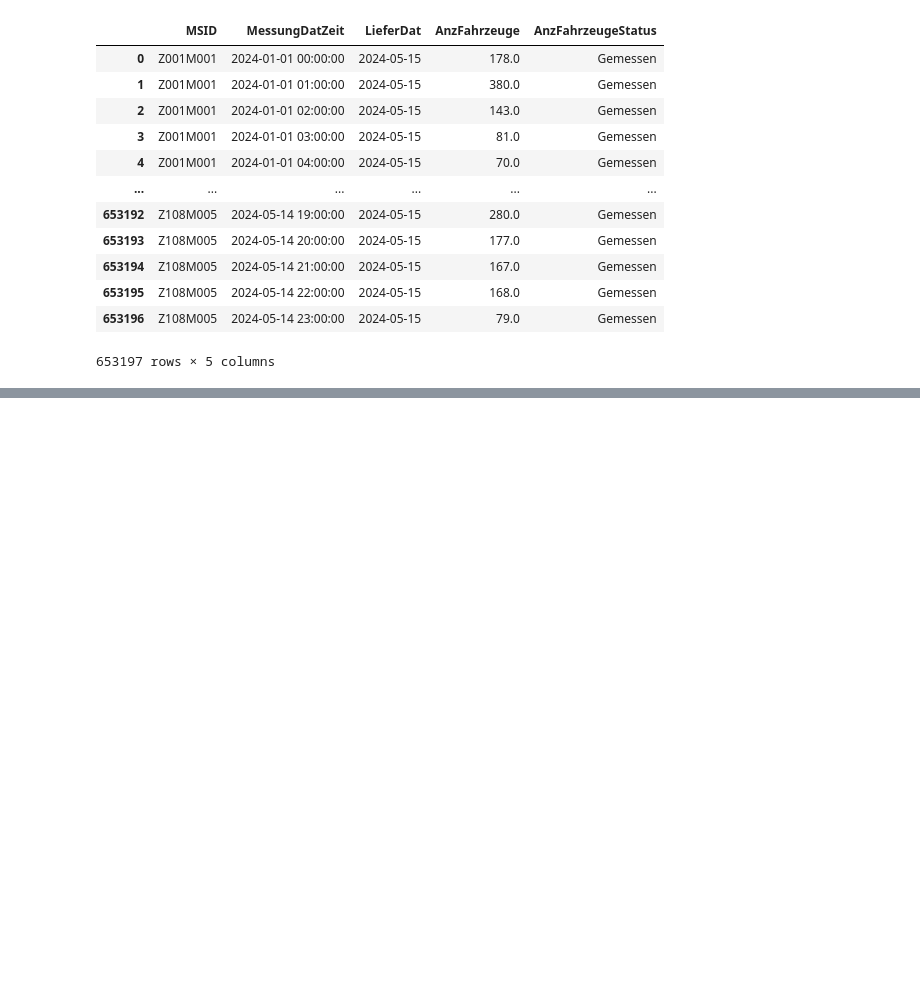
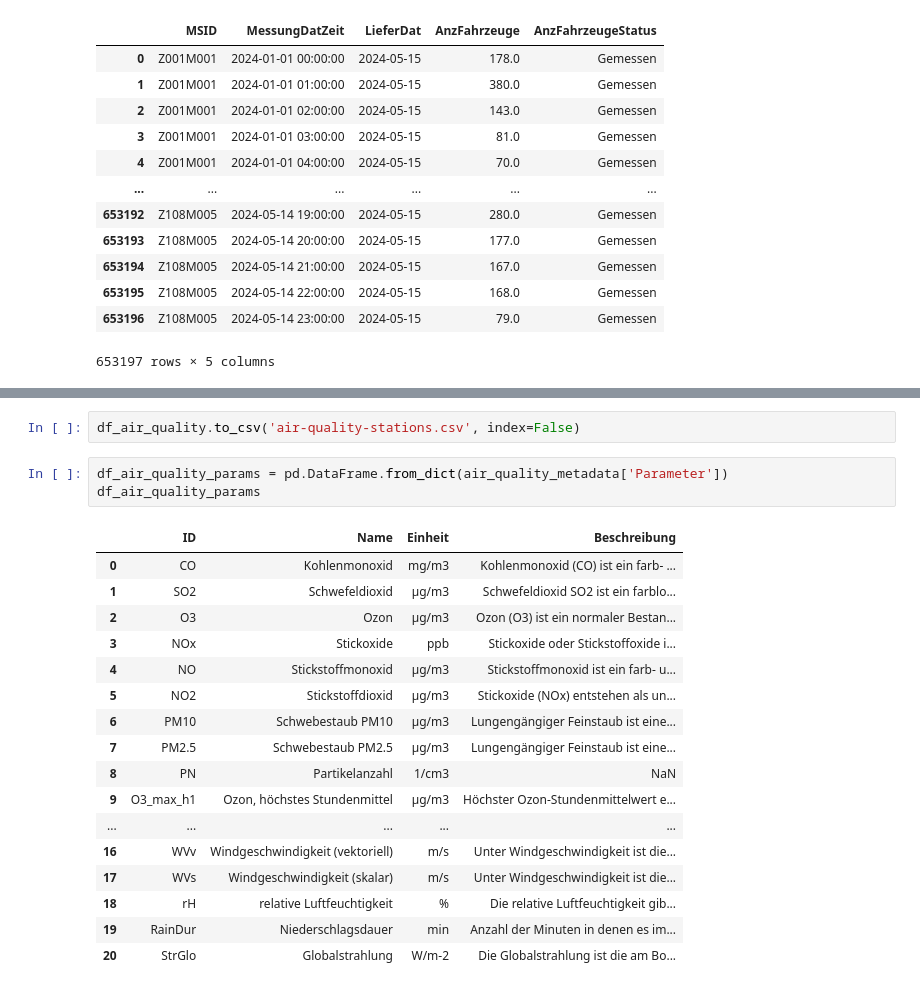
Before and after one commit to pscllbssr/dw-dl-traffic-air-quality, a Jupyter notebook: notebooks/zrh-traffic-exploration.ipynb, the cells around one changed output, grey strips where cells are left out. Drawn from its saved outputs; the diff is of its cells as text; blank space fills up the shorter version.

```diff
--- a/notebooks/zrh-traffic-exploration.ipynb
+++ b/notebooks/zrh-traffic-exploration.ipynb
@@ -136,0 +187,23 @@ df
+# %%
+df_air_quality.to_csv('air-quality-stations.csv', index=False)
+# %%
+df_air_quality_params = pd.DataFrame.from_dict(air_quality_metadata['Parameter'])
+df_air_quality_params
+# %% [output]
+|  | ID | Name | Einheit | Beschreibung |
+| 0 | CO | Kohlenmonoxid | mg/m3 | Kohlenmonoxid (CO) ist ein farb- ... |
+| 1 | SO2 | Schwefeldioxid | µg/m3 | Schwefeldioxid SO2 ist ein farblo... |
+| 2 | O3 | Ozon | µg/m3 | Ozon (O3) ist ein normaler Bestan... |
+| 3 | NOx | Stickoxide | ppb | Stickoxide oder Stickstoffoxide i... |
+| 4 | NO | Stickstoffmonoxid | µg/m3 | Stickstoffmonoxid ist ein farb- u... |
+| 5 | NO2 | Stickstoffdioxid | µg/m3 | Stickoxide (NOx) entstehen als un... |
+| 6 | PM10 | Schwebestaub PM10 | µg/m3 | Lungengängiger Feinstaub ist eine... |
+| 7 | PM2.5 | Schwebestaub PM2.5 | µg/m3 | Lungengängiger Feinstaub ist eine... |
+| 8 | PN | Partikelanzahl | 1/cm3 | NaN |
+| 9 | O3_max_h1 | Ozon, höchstes Stundenmittel | µg/m3 | Höchster Ozon-Stundenmittelwert e... |
+| ... | ... | ... | ... | ... |
+| 16 | WVv | Windgeschwindigkeit (vektoriell) | m/s | Unter Windgeschwindigkeit ist die... |
+| 17 | WVs | Windgeschwindigkeit (skalar) | m/s | Unter Windgeschwindigkeit ist die... |
+| 18 | rH | relative Luftfeuchtigkeit | % | Die relative Luftfeuchtigkeit gib... |
+| 19 | RainDur | Niederschlagsdauer | min | Anzahl der Minuten in denen es im... |
+| 20 | StrGlo | Globalstrahlung | W/m-2 | Die Globalstrahlung ist die am Bo... |
```
Also changed, not shown: parts of 11 cells of this notebook, 4 other files.
